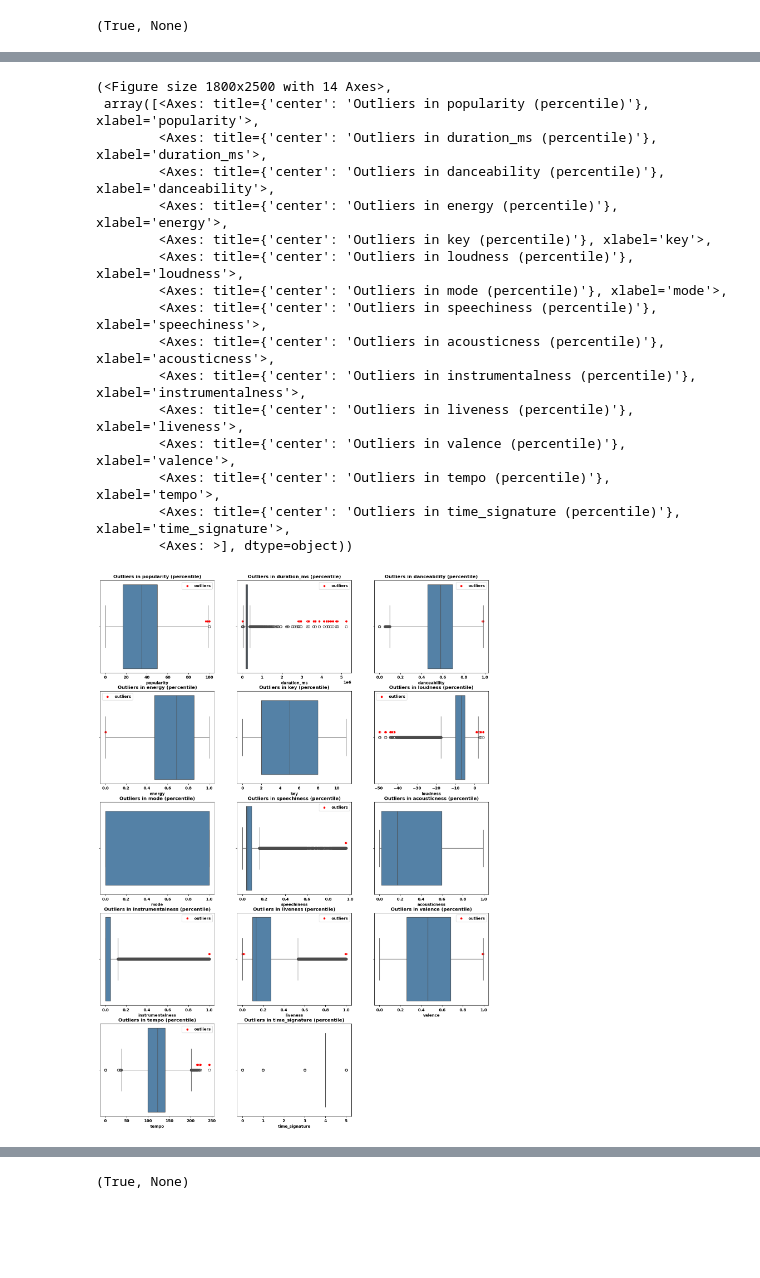
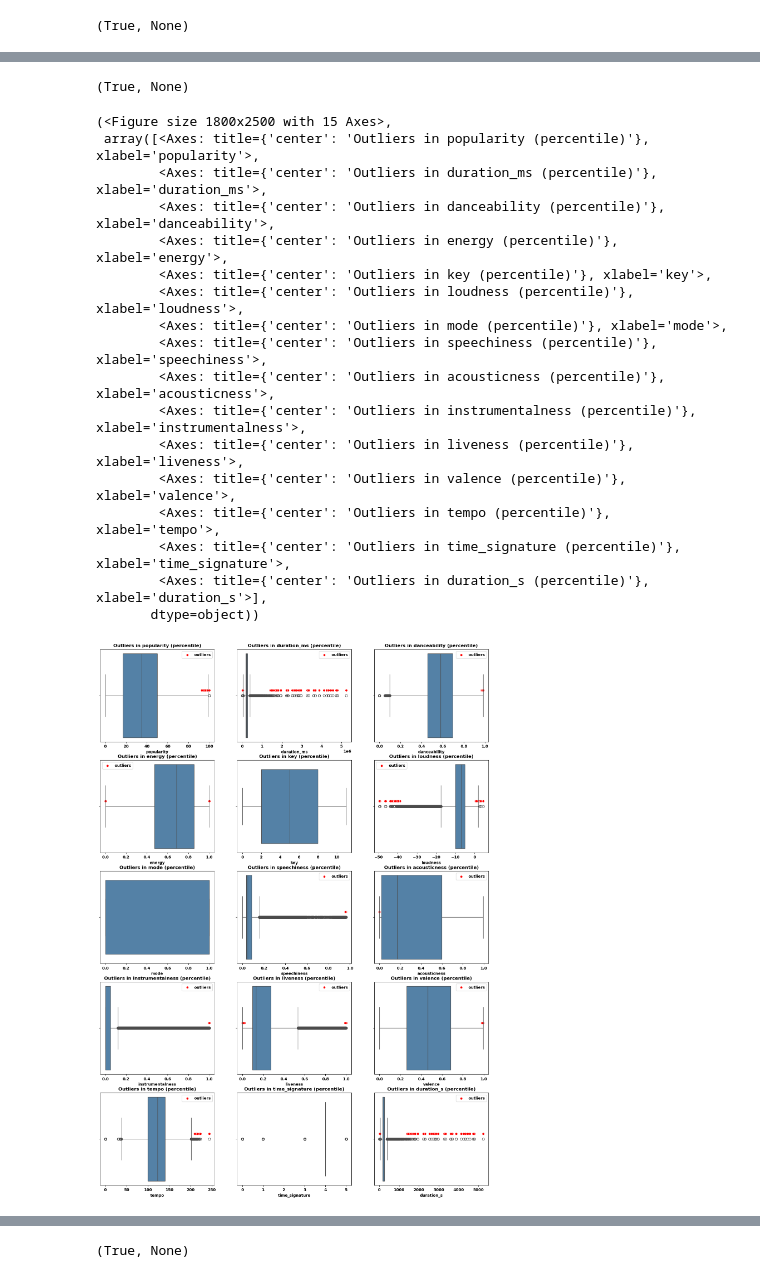
Before and after one commit to Wazard/grupoX-Final-Exam_Spotify, a Jupyter notebook: data/processed/analysis.ipynb, the cells around one changed output, grey strips where cells are left out. Saved outputs shown, nothing was run; the diff lists cells and outputs as text; code cells hidden in the pictures; blank space fills up the shorter version.

```diff
--- a/data/processed/analysis.ipynb
+++ b/data/processed/analysis.ipynb
@@ -85,26 +85,31 @@ handler.df.describe()
 | 50% | 35.000000 | 2.129060e+05 | 0.580000 | 0.685000 | 5.000000 | -7.004000 | 1.000000 | 0.048900 | 0.169000 | ... |
 | 75% | 50.000000 | 2.615060e+05 | 0.695000 | 0.854000 | 8.000000 | -5.003000 | 1.000000 | 0.084500 | 0.597500 | ... |
 | max | 100.000000 | 5.237295e+06 | 0.985000 | 1.000000 | 11.000000 | 4.532000 | 1.000000 | 0.965000 | 0.996000 | ... |
+# %%
+handler.try_add_col(target_col="duration_s", func=lambda x: x["duration_ms"]/1e3)
+# %% [output]
+(True, None)
 # %%
-handler.get_outlier_case_study(upper_percentile=.9998, lower_percentile=.0002)
+handler.get_outlier_case_study(upper_percentile=.9995, lower_percentile=.0005)
 # %% [output]
-(<Figure size 1800x2500 with 14 Axes>,
+(<Figure size 1800x2500 with 15 Axes>,
  array([<Axes: title={'center': 'Outliers in popularity (percentile)'}, xlabel='popularity'>,
         <Axes: title={'center': 'Outliers in duration_ms (percentile)'}, xlabel='duration_ms'>,
         <Axes: title={'center': 'Outliers in danceability (percentile)'}, xlabel='danceability'>,
         <Axes: title={'center': 'Outliers in energy (percentile)'}, xlabel='energy'>,
         <Axes: title={'center': 'Outliers in key (percentile)'}, xlabel='key'>,
         <Axes: title={'center': 'Outliers in loudness (percentile)'}, xlabel='loudness'>,
         <Axes: title={'center': 'Outliers in mode (percentile)'}, xlabel='mode'>,
         <Axes: title={'center': 'Outliers in speechiness (percentile)'}, xlabel='speechiness'>,
         <Axes: title={'center': 'Outliers in acousticness (percentile)'}, xlabel='acousticness'>,
         <Axes: title={'center': 'Outliers in instrumentalness (percentile)'}, xlabel='instrumentalness'>,
         <Axes: title={'center': 'Outliers in liveness (percentile)'}, xlabel='liveness'>,
         <Axes: title={'center': 'Outliers in valence (percentile)'}, xlabel='valence'>,
         <Axes: title={'center': 'Outliers in tempo (percentile)'}, xlabel='tempo'>,
         <Axes: title={'center': 'Outliers in time_signature (percentile)'}, xlabel='time_signature'>,
-        <Axes: >], dtype=object))
+        <Axes: title={'center': 'Outliers in duration_s (percentile)'}, xlabel='duration_s'>],
+       dtype=object))
-[figure, old version]
+[figure, new version]
 # %%
 mask = handler.df['duration_ms'] > 3e6
 handler.df[mask]
```
Also changed, not shown: parts of 7 cells of this notebook, 8 other files.
